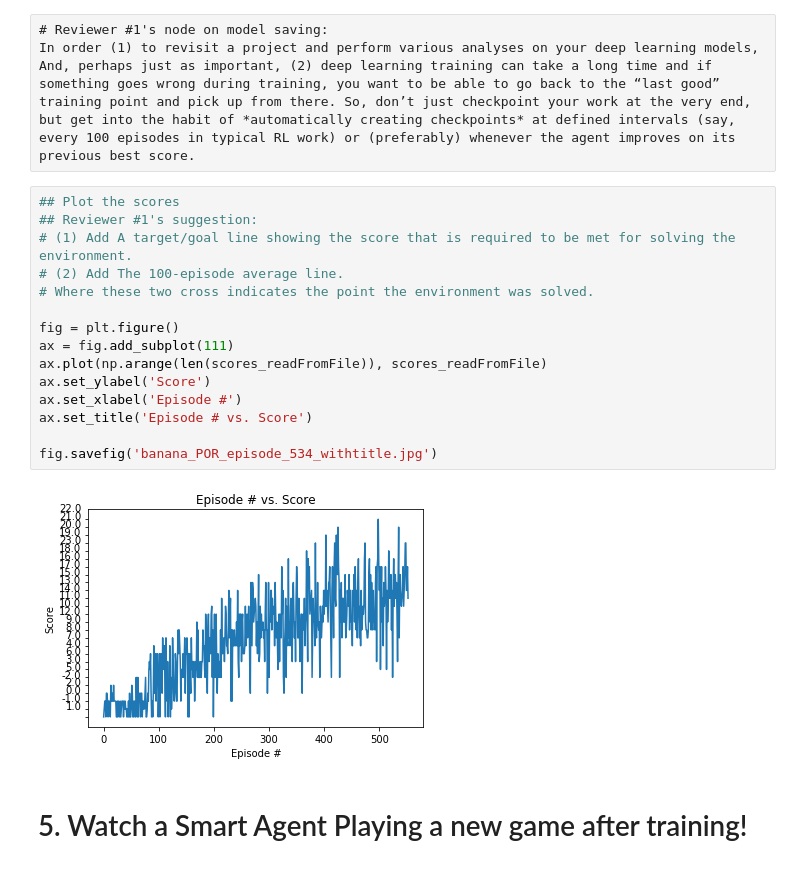
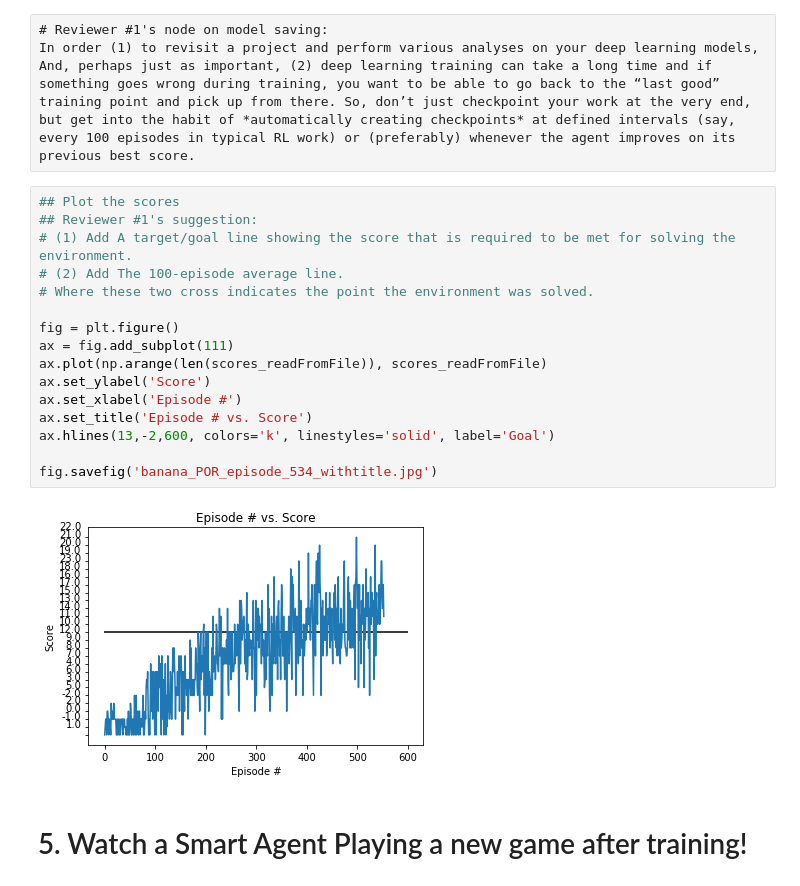
Before and after one commit to parksoy/Soyoung_Udacity_ND_DeepReinforcementLearning, a Jupyter notebook: p1_navigation/Navigation.ipynb, the cells around one changed output. Drawn from its saved outputs; the diff is of its cells as text.

```diff
--- a/p1_navigation/Navigation.ipynb
+++ b/p1_navigation/Navigation.ipynb
@@ -276,20 +240,21 @@ And, perhaps just as important, (2) deep learning training can take a long time
 # %%
 ## Plot the scores
 ## Reviewer #1's suggestion:
 # (1) Add A target/goal line showing the score that is required to be met for solving the environment.
 # (2) Add The 100-episode average line.
 # Where these two cross indicates the point the environment was solved.
 
 fig = plt.figure()
 ax = fig.add_subplot(111)
 ax.plot(np.arange(len(scores_readFromFile)), scores_readFromFile)
 ax.set_ylabel('Score')
 ax.set_xlabel('Episode #')
 ax.set_title('Episode # vs. Score')
+ax.hlines(13,-2,600, colors='k', linestyles='solid', label='Goal')
 
 fig.savefig('banana_POR_episode_534_withtitle.jpg')
 # %% [output]
-[figure, old version]
+[figure, new version]
 # %% [markdown]
 # 5. Watch a Smart Agent Playing a new game after training!
 # %%
```
Also changed, not shown: parts of 2 cells of this notebook, 3 other files.
